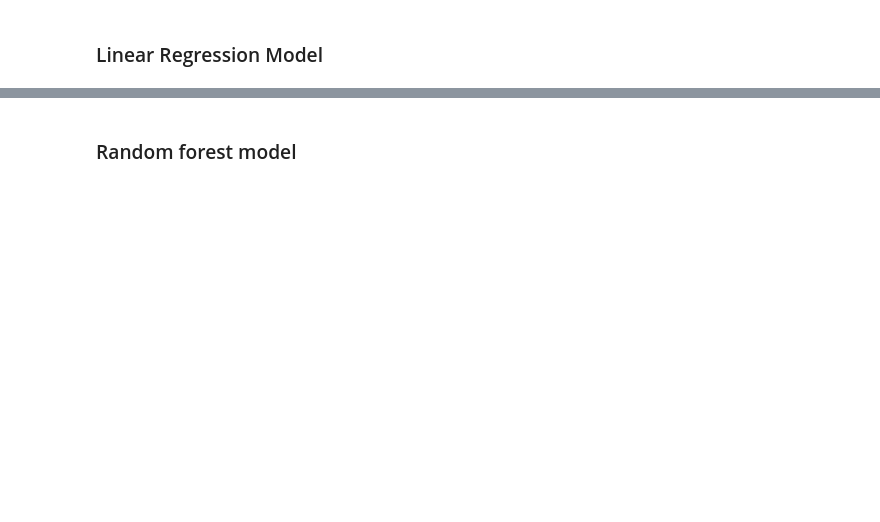
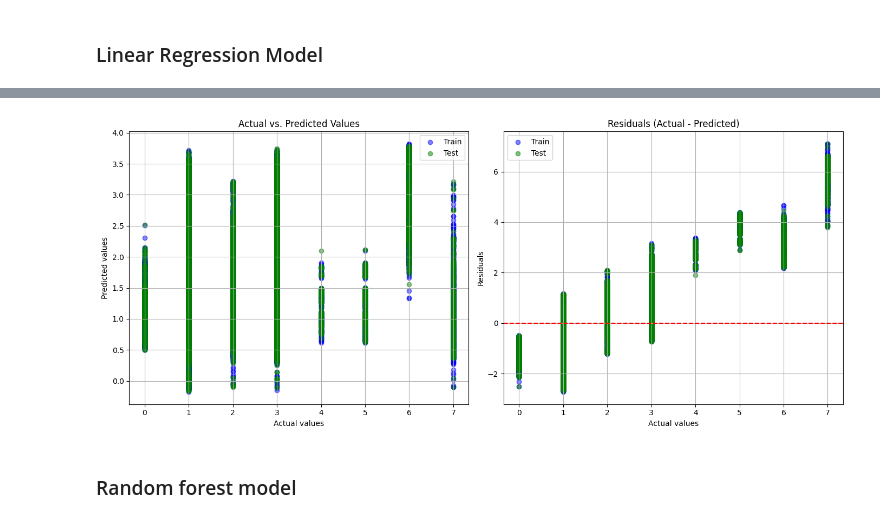
Before and after one commit to samarthsingh1/data_insights, a Jupyter notebook: data_classification.ipynb, the cells around one changed output, grey strips where cells are left out. Cells and saved outputs as stored; diff of their text form; code cells hidden in the pictures; blank space fills up the shorter version.

```diff
--- a/data_classification.ipynb
+++ b/data_classification.ipynb
@@ -97,14 +111,29 @@ df['Sub-issue']=df['Sub-issue'].fillna('Unknown')
 # Frequency encoding for Sub-Issue column
 df['Sub-issue'] = df['Sub-issue'].map(df['Sub-issue'].value_counts())
 
+#binary encoding for State column
+df['State']=df['State'].fillna('Unknown')
+encoder = BinaryEncoder(cols=['State'], return_df=True)
+df_encoded = encoder.fit_transform(df['State'])
+df = pd.concat([df, df_encoded], axis=1).drop('State', axis=1)
+
 #one hot encoding for Submitted via column
 encoder = OneHotEncoder()
 # Apply one-hot encoding
 encoded_data = encoder.fit_transform(df[['Submitted via']])
 encoded_df = pd.DataFrame(encoded_data.toarray(), columns=encoder.get_feature_names_out(['Submitted via']))
 # Concatenate the original DataFrame with the one-hot encoded columns
-df = pd.concat([df, encoded_df], axis=1)
+df = pd.concat([df, encoded_df], axis=1).drop(columns=['Submitted via'])
+
+
+###TARGET VARIABLE
 
 
 # Removing the nan from the target variable to prevent problems with undersampling
 df=df[~(df['Company response to consumer']=='nan')]
+
+# Initialize the LabelEncoder
+label_encoder = LabelEncoder()
+
+# Fit and transform the target variable
+df['Company response to consumer'] = label_encoder.fit_transform(df['Company response to consumer'])
@@ -159,3 +219,31 @@ ValueError: could not convert string to float: '2024-05-14'
+# %%
+# Plotting Actual vs. Predicted Values for Training and Test sets
+plt.figure(figsize=(14, 6))
+
+plt.subplot(1, 2, 1)
+plt.scatter(y_train, y_pred_linear_train, alpha=0.5, color='blue', label='Train')
+plt.scatter(y_test, y_pred_linear_test, alpha=0.5, color='green', label='Test')
+plt.title('Actual vs. Predicted Values')
+plt.xlabel('Actual values')
+plt.ylabel('Predicted values')
+plt.legend()
+plt.grid(True)
+
+# Plotting Residuals for Training and Test sets
+plt.subplot(1, 2, 2)
+plt.scatter(y_train, y_train - y_pred_linear_train, alpha=0.5, color='blue', label='Train')
+plt.scatter(y_test, y_test - y_pred_linear_test, alpha=0.5, color='green', label='Test')
+plt.title('Residuals (Actual - Predicted)')
+plt.xlabel('Actual values')
+plt.ylabel('Residuals')
+plt.axhline(y=0, color='red', linestyle='--')
+plt.legend()
+plt.grid(True)
+
+plt.tight_layout()
+plt.show()
+# %% [output]
+[figure, added]
 # %% [markdown]
 ### Random forest model
 # %%
```
Also changed, not shown: parts of 9 cells of this notebook.
